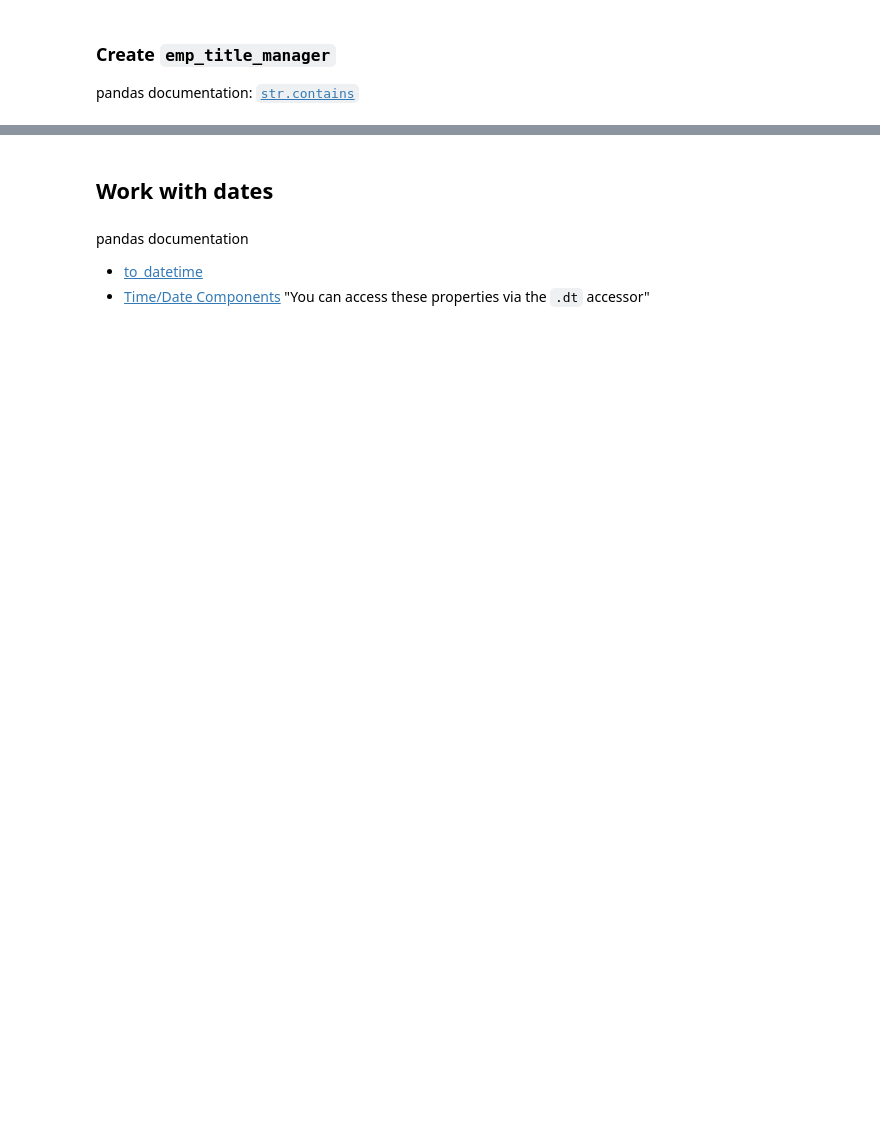
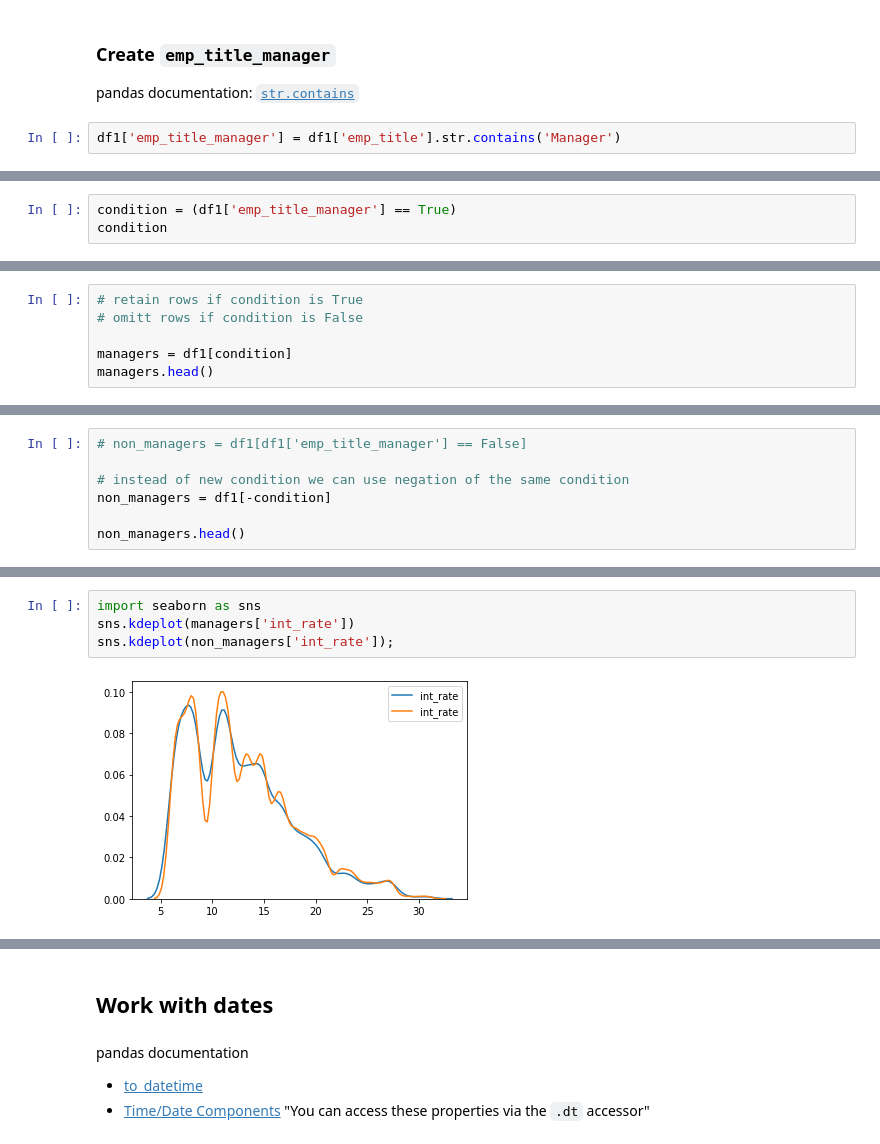
Before and after one commit to daniela500/DS-Unit-1-Sprint-1-Data-Wrangling-and-Storytelling, a Jupyter notebook: module2-make-features/LS_DS_112_Make_Features.ipynb, the cells around one changed output, grey strips where cells are left out. Cells and saved outputs as stored; diff of their text form; blank space fills up the shorter version.

```diff
--- a/module2-make-features/LS_DS_112_Make_Features.ipynb
+++ b/module2-make-features/LS_DS_112_Make_Features.ipynb
@@ -251,3 +386,5 @@ Clean the title and handle missing values
 ### Create `emp_title_manager`
 
 pandas documentation: [`str.contains`](https://pandas.pydata.org/pandas-docs/stable/generated/pandas.Series.str.contains.html)
+# %%
+df1['emp_title_manager'] = df1['emp_title'].str.contains('Manager')
@@ -253,0 +393,3 @@ pandas documentation: [`str.contains`](https://pandas.pydata.org/pandas-docs/sta
+# %%
+condition = (df1['emp_title_manager'] == True)
+condition
@@ -253,0 +409,6 @@ pandas documentation: [`str.contains`](https://pandas.pydata.org/pandas-docs/sta
+# %%
+# retain rows if condition is True
+# omitt rows if condition is False
+
+managers = df1[condition]
+managers.head()
@@ -253,0 +423,7 @@ pandas documentation: [`str.contains`](https://pandas.pydata.org/pandas-docs/sta
+# %%
+# non_managers = df1[df1['emp_title_manager'] == False]
+
+# instead of new condition we can use negation of the same condition
+non_managers = df1[-condition]
+
+non_managers.head()
@@ -253,0 +454,6 @@ pandas documentation: [`str.contains`](https://pandas.pydata.org/pandas-docs/sta
+# %%
+import seaborn as sns
+sns.kdeplot(managers['int_rate'])
+sns.kdeplot(non_managers['int_rate']);
+# %% [output]
+[figure, added]
```
Also changed, not shown: parts of 38 cells of this notebook.
